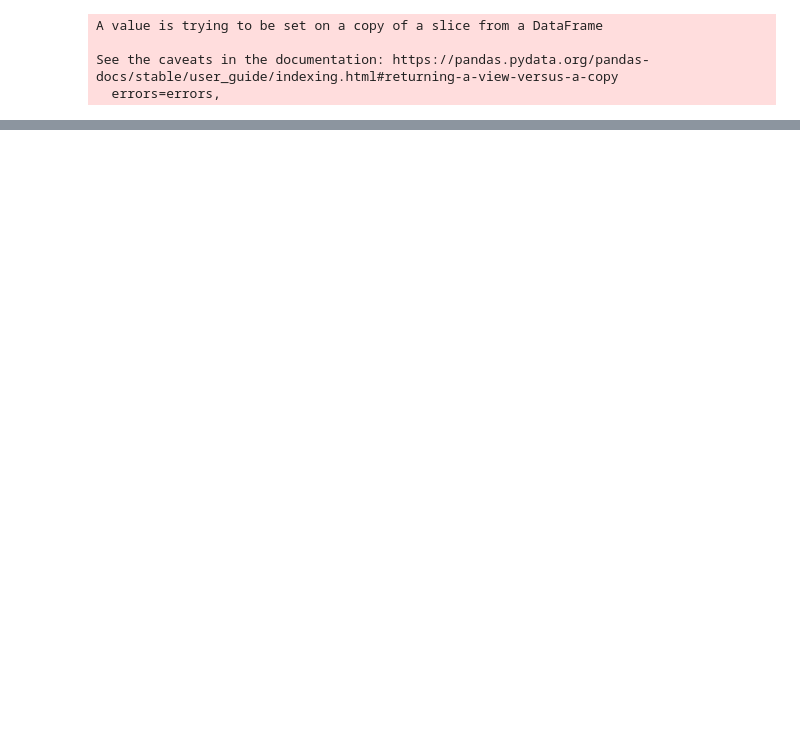
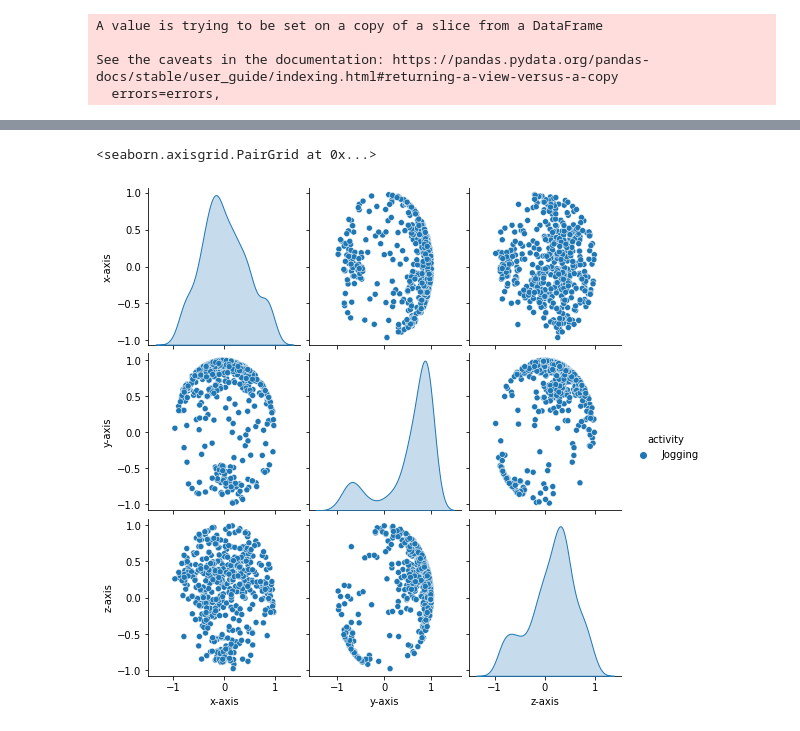
Before and after one commit to AkhilVinayakp/HAR_LSTM_CNN, a Jupyter notebook: lstm_cnn_mj_al.ipynb, the cells around one changed output, grey strips where cells are left out. Cells and saved outputs as stored; diff of their text form; code cells hidden in the pictures; blank space fills up the shorter version.

```diff
--- a/lstm_cnn_mj_al.ipynb
+++ b/lstm_cnn_mj_al.ipynb
@@ -93,0 +126,2 @@ train.head()
+# %%
+df['activity'] = df['activity'].astype("category")
@@ -93,0 +282,2 @@ train.head()
+# %%
+f = df[['activity','x-axis','y-axis','z-axis']]
@@ -93,0 +286,5 @@ train.head()
+# %%
+sns.pairplot(f[:500], hue='activity')
+# %% [output]
+<seaborn.axisgrid.PairGrid at 0x...>
+[figure, added]
```
Also changed, not shown: parts of 35 cells of this notebook.
